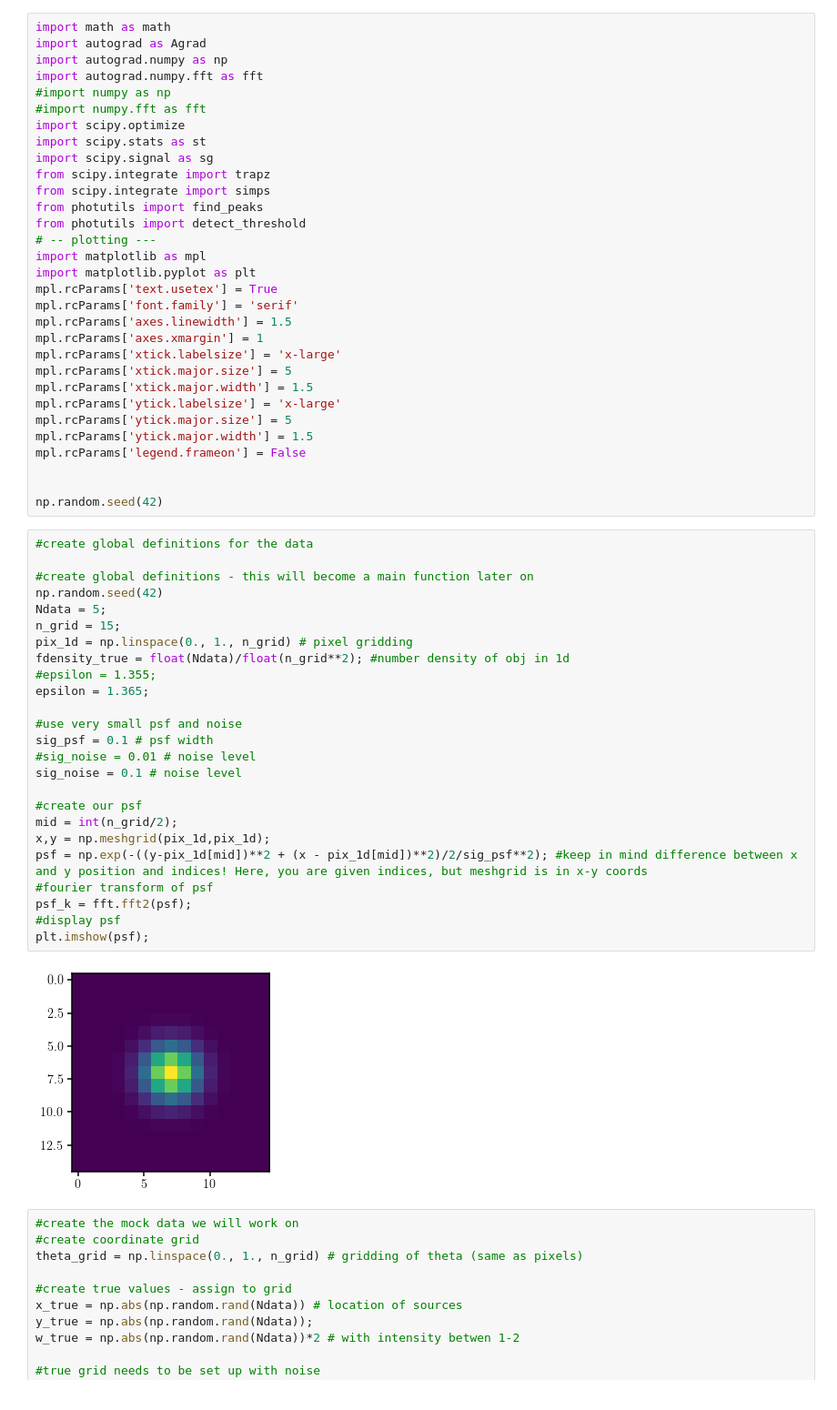
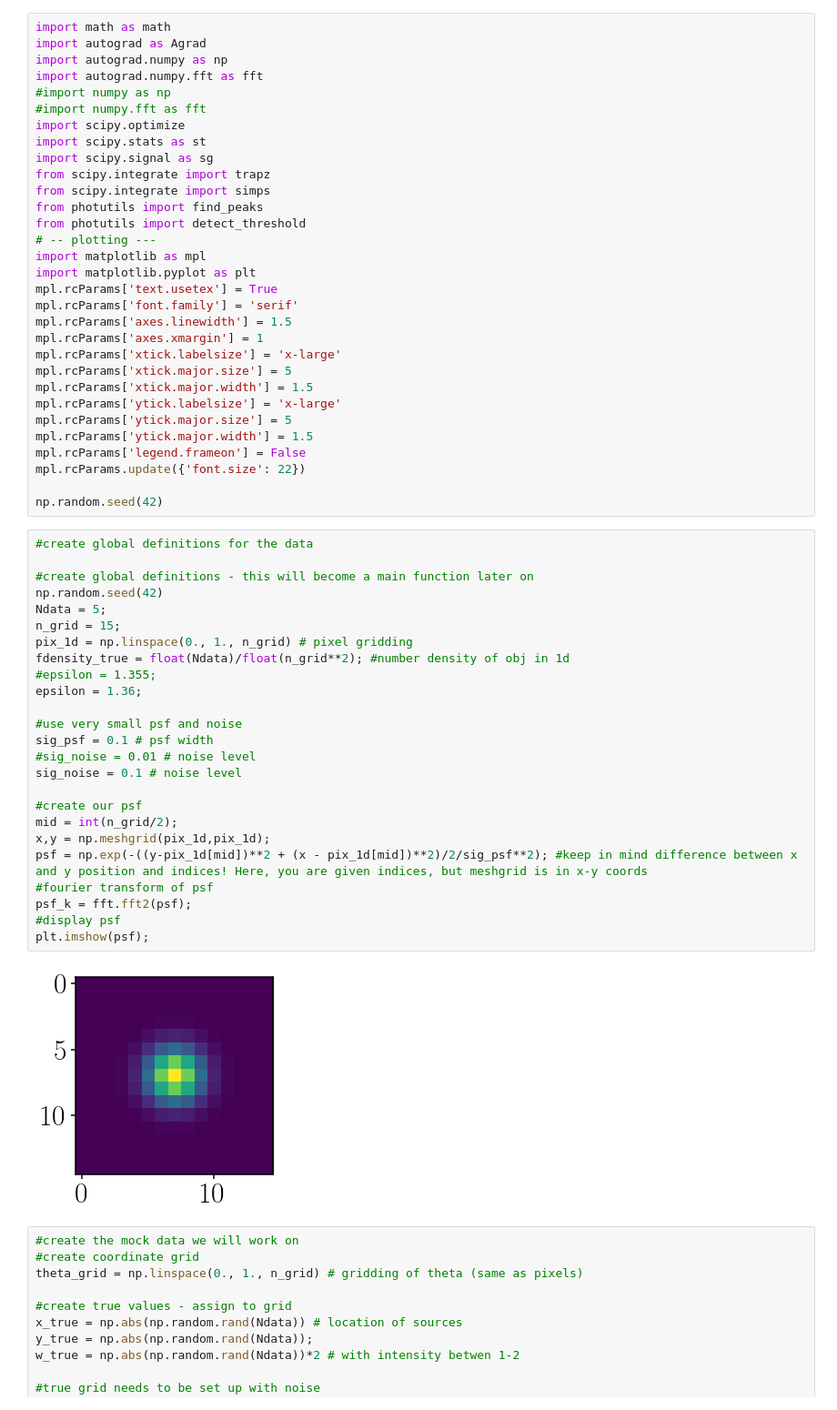
Before and after one commit to changhoonhahn/LocaHBay, a Jupyter notebook: sb/2d/logparam_lognorm.ipynb, the cells around one changed output. Shown at 91% size. Saved outputs shown, nothing was run; the diff lists cells and outputs as text.

Commit message:
changed some plotting in logparam_lognormal to make things clearer

```diff
--- a/sb/2d/logparam_lognorm.ipynb
+++ b/sb/2d/logparam_lognorm.ipynb
@@ -26,36 +26,36 @@ mpl.rcParams['ytick.labelsize'] = 'x-large'
 mpl.rcParams['ytick.major.size'] = 5
 mpl.rcParams['ytick.major.width'] = 1.5
 mpl.rcParams['legend.frameon'] = False
-
+mpl.rcParams.update({'font.size': 22})
 
 np.random.seed(42)
 # %%
 #create global definitions for the data
 
 #create global definitions - this will become a main function later on
 np.random.seed(42)
 Ndata = 5;
 n_grid = 15;
 pix_1d = np.linspace(0., 1., n_grid) # pixel gridding
 fdensity_true = float(Ndata)/float(n_grid**2); #number density of obj in 1d
 #epsilon = 1.355;
-epsilon = 1.365;
+epsilon = 1.36;
 
 #use very small psf and noise
 sig_psf = 0.1 # psf width
 #sig_noise = 0.01 # noise level
 sig_noise = 0.1 # noise level
 
 #create our psf
 mid = int(n_grid/2);
 x,y = np.meshgrid(pix_1d,pix_1d);
 psf = np.exp(-((y-pix_1d[mid])**2 + (x - pix_1d[mid])**2)/2/sig_psf**2); #keep in mind difference between x and y position and indices! Here, you are given indices, but meshgrid is in x-y coords
 #fourier transform of psf
 psf_k = fft.fft2(psf);
 #display psf
 plt.imshow(psf);
 # %% [output]
-[figure, old version]
+[figure, new version]
 # %%
 #create the mock data we will work on
 #create coordinate grid
```
Also changed, not shown: parts of 5 cells of this notebook.
